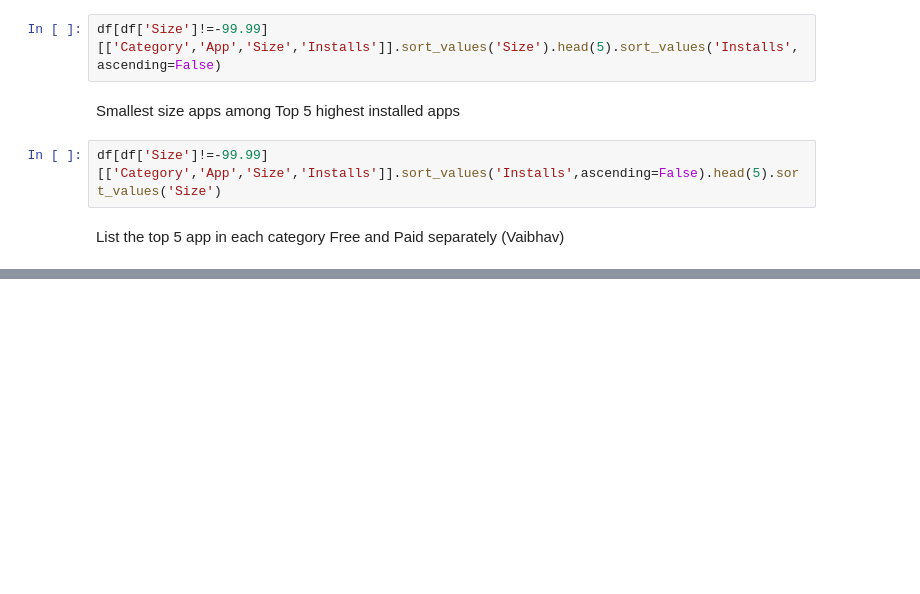
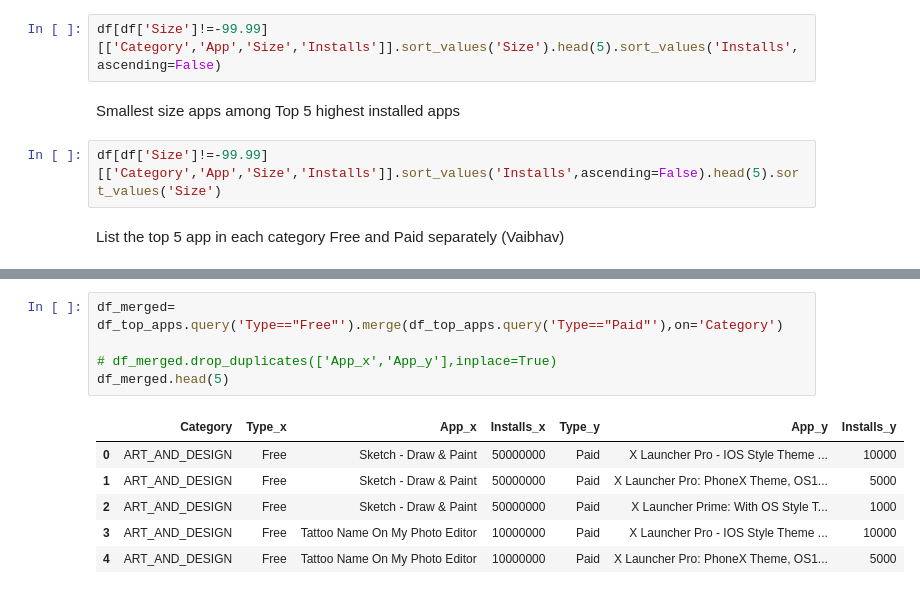
Before and after one commit to onurer87/data-5---team-4, a Jupyter notebook: Stage_2/Week_3/Week_3.ipynb, the cells around one changed output, grey strips where cells are left out. Saved outputs shown, nothing was run; the diff lists cells and outputs as text; blank space fills up the shorter version.

```diff
--- a/Stage_2/Week_3/Week_3.ipynb
+++ b/Stage_2/Week_3/Week_3.ipynb
@@ -42,0 +38,12 @@ df_top_apps.head(10)
+# %%
+df_merged= df_top_apps.query('Type=="Free"').merge(df_top_apps.query('Type=="Paid"'),on='Category')
+
+# df_merged.drop_duplicates(['App_x','App_y'],inplace=True)
+df_merged.head(5)
+# %% [output]
+|  | Category | Type_x | App_x | Installs_x | Type_y | App_y | Installs_y |
+| 0 | ART_AND_DESIGN | Free | Sketch - Draw & Paint | 50000000 | Paid | X Launcher Pro - IOS Style Theme ... | 10000 |
+| 1 | ART_AND_DESIGN | Free | Sketch - Draw & Paint | 50000000 | Paid | X Launcher Pro: PhoneX Theme, OS1... | 5000 |
+| 2 | ART_AND_DESIGN | Free | Sketch - Draw & Paint | 50000000 | Paid | X Launcher Prime: With OS Style T... | 1000 |
+| 3 | ART_AND_DESIGN | Free | Tattoo Name On My Photo Editor | 10000000 | Paid | X Launcher Pro - IOS Style Theme ... | 10000 |
+| 4 | ART_AND_DESIGN | Free | Tattoo Name On My Photo Editor | 10000000 | Paid | X Launcher Pro: PhoneX Theme, OS1... | 5000 |
```
Also changed, not shown: parts of 3 cells of this notebook, 3 other files.
